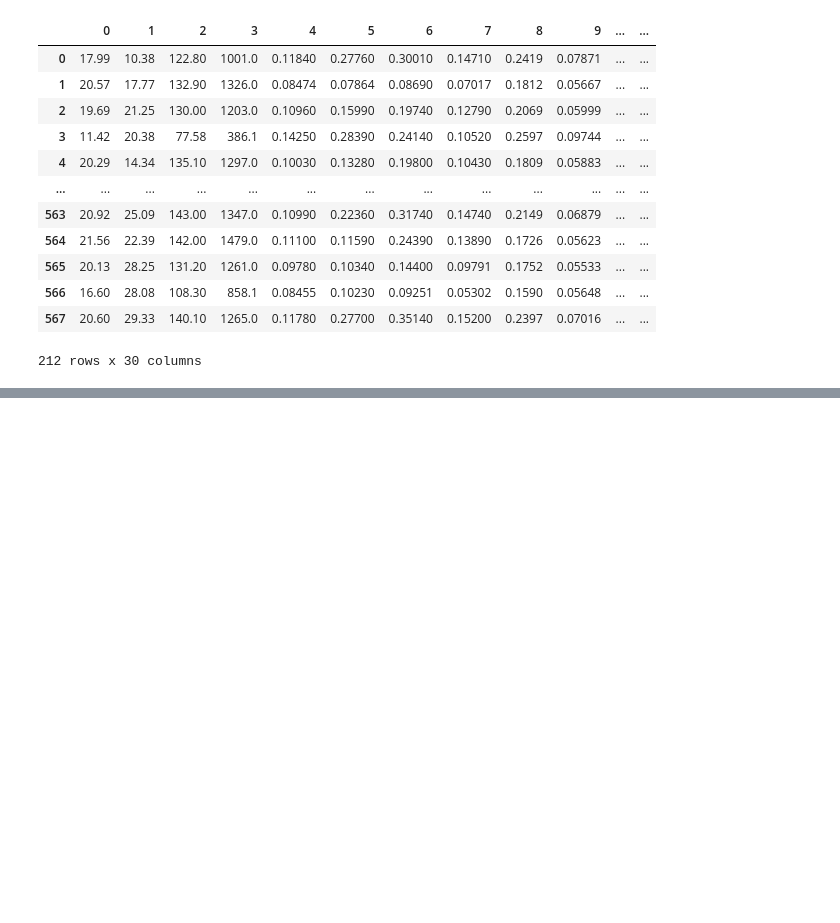
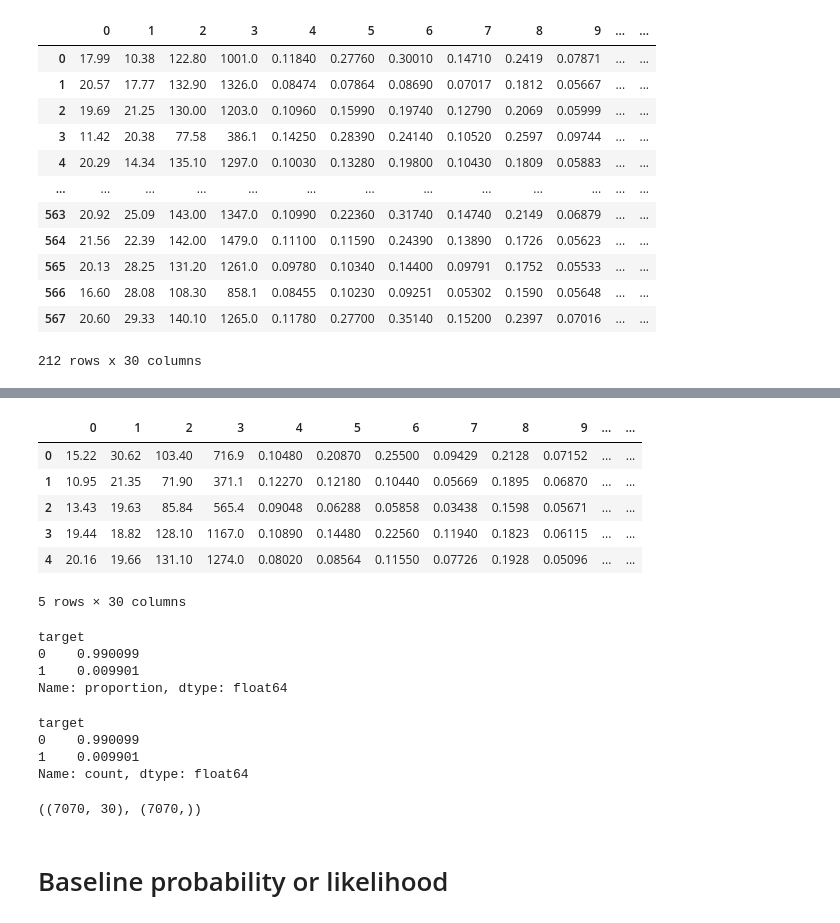
Before and after one commit to MaximillianJacob/Udemy, a Jupyter notebook: machine_learning_imbalanced_data/Section-03-Metrics/7.2_Probability_Distribution.ipynb, the cells around one changed output, grey strips where cells are left out. Drawn from its saved outputs; the diff is of its cells as text; code cells hidden in the pictures; blank space fills up the shorter version.

Commit message:
updated the probability distribution file

```diff
--- a/machine_learning_imbalanced_data/Section-03-Metrics/7.2_Probability_Distribution.ipynb
+++ b/machine_learning_imbalanced_data/Section-03-Metrics/7.2_Probability_Distribution.ipynb
@@ -207,0 +267,44 @@ def load_balanced_data(num_obs, random_state):
+# %%
+def load_imbalanced_data():
+    X, y = load_breast_cancer(return_X_y=True)
+    X = pd.DataFrame(X)
+    X['target'] = y
+
+    X_bal = pd.concat([
+        X[y==0].sample(100, random_state=0),
+        X[y==1].sample(10000, random_state=0, replace=True)
+    ], axis=0)
+
+    y = X_bal['target']
+    y = y.map({0:1, 1:0})
+    X = X_bal.drop('target', axis=1)
+
+    return X.reset_index(drop=True), y.reset_index(drop=True)
+# %%
+X_im , y_im = load_imbalanced_data()
+
+X_im.head()
+# %% [output]
+|  | 0 | 1 | 2 | 3 | 4 | 5 | 6 | 7 | 8 | 9 | ... | ... |
+| 0 | 15.22 | 30.62 | 103.40 | 716.9 | 0.10480 | 0.20870 | 0.25500 | 0.09429 | 0.2128 | 0.07152 | ... | ... |
+| 1 | 10.95 | 21.35 | 71.90 | 371.1 | 0.12270 | 0.12180 | 0.10440 | 0.05669 | 0.1895 | 0.06870 | ... | ... |
+| 2 | 13.43 | 19.63 | 85.84 | 565.4 | 0.09048 | 0.06288 | 0.05858 | 0.03438 | 0.1598 | 0.05671 | ... | ... |
+| 3 | 19.44 | 18.82 | 128.10 | 1167.0 | 0.10890 | 0.14480 | 0.22560 | 0.11940 | 0.1823 | 0.06115 | ... | ... |
+| 4 | 20.16 | 19.66 | 131.10 | 1274.0 | 0.08020 | 0.08564 | 0.11550 | 0.07726 | 0.1928 | 0.05096 | ... | ... |
+5 rows × 30 columns
+# %%
+#Verifying balancing ratio
+
+y_im.value_counts(normalize=True)
+# %% [output]
+target
+0    0.990099
+1    0.009901
+Name: proportion, dtype: float64
+# %%
+y_im.value_counts() /len(y_im)
+# %% [output]
+target
+0    0.990099
+1    0.009901
+Name: count, dtype: float64
@@ -207,0 +318,6 @@ def load_balanced_data(num_obs, random_state):
+# %%
+X_train_im.shape, y_train_im.shape
+# %% [output]
+((7070, 30), (7070,))
+# %% [markdown]
+# Baseline probability or likelihood
```
Also changed, not shown: parts of 47 cells of this notebook.
